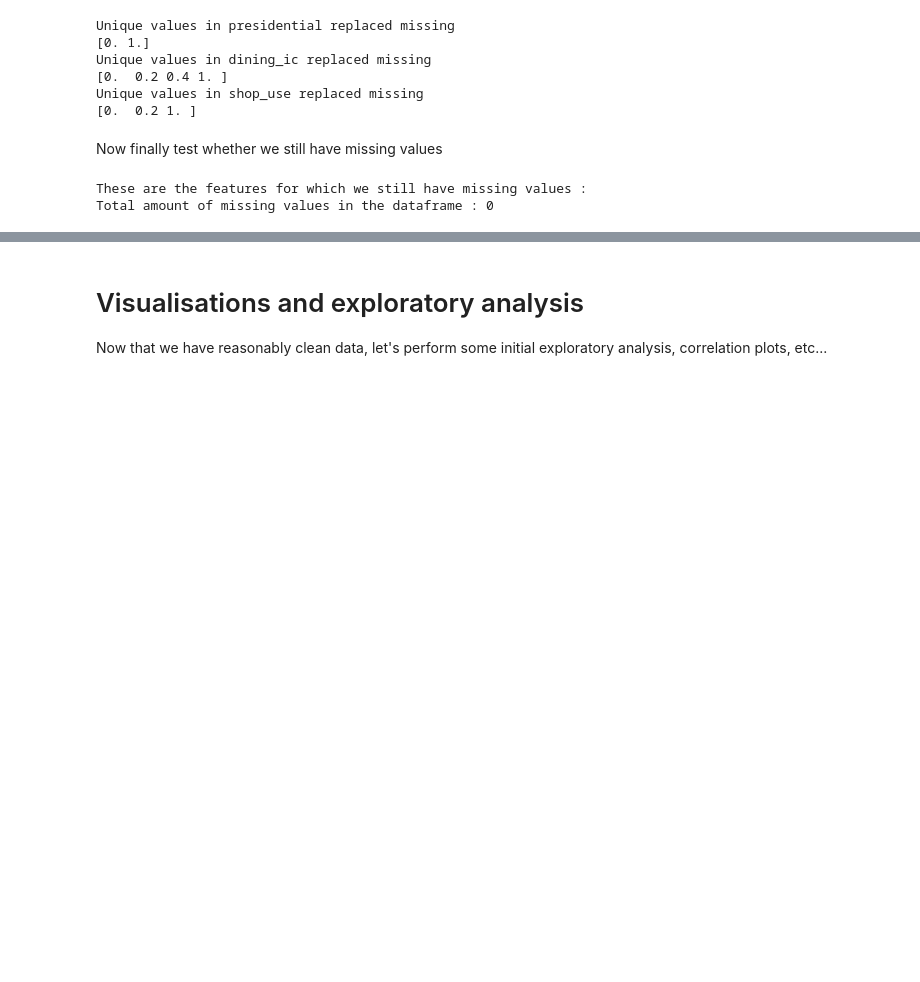
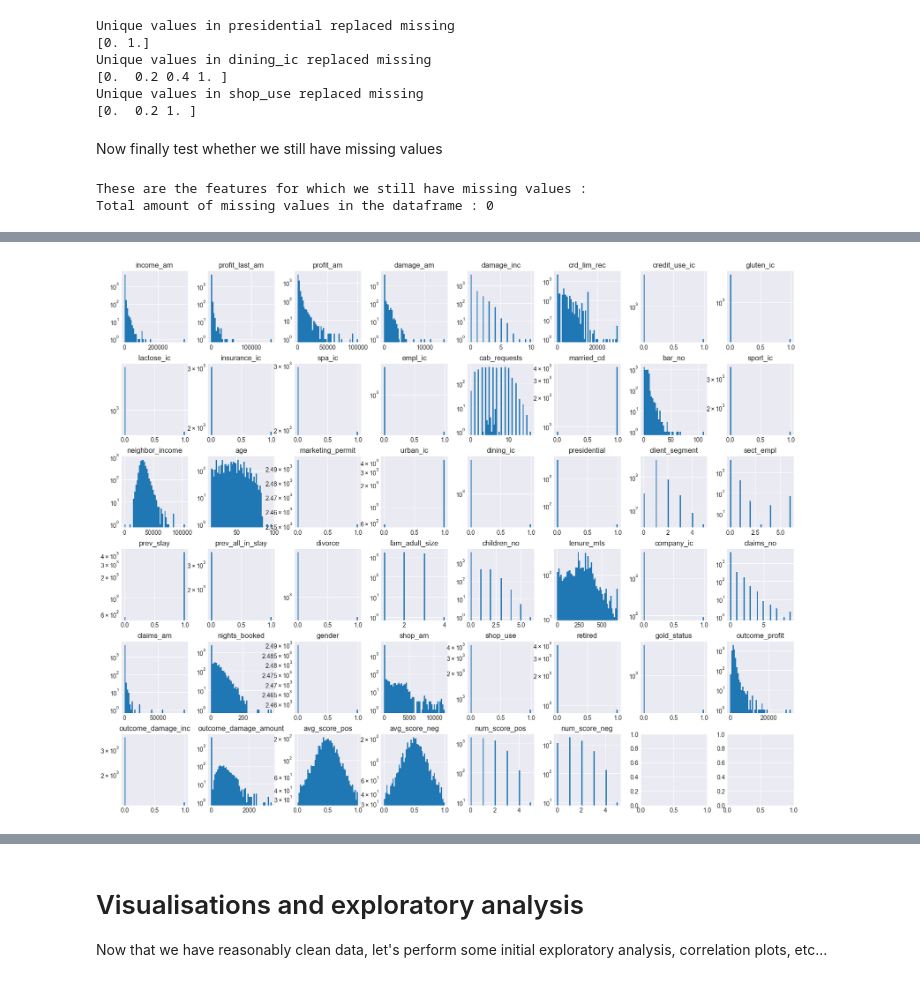
Before and after one commit to Marijkevandesteene/MachineLearning, a Jupyter notebook: ExamDataMining_Integrated.ipynb, the cells around one changed output, grey strips where cells are left out. Saved outputs shown, nothing was run; the diff lists cells and outputs as text; code cells hidden in the pictures; blank space fills up the shorter version.

```diff
--- a/ExamDataMining_Integrated.ipynb
+++ b/ExamDataMining_Integrated.ipynb
@@ -700,0 +719,9 @@ Now, before moving onwards, we still want to have a look to possible outliers in
+# %%
+# -- and here we do the same with the histograms
+fig, axs = plt.subplots(nrows, ncols, figsize=(20,16))
+for idx, feat_name in enumerate(train_V2.columns):
+    row = idx // ncols
+    col = idx % ncols
+    train_V2.hist(feat_name, bins=50, ax=axs[row][col], log=True)
+# %% [output]
+[figure, added]
```
Also changed, not shown: parts of 21 cells of this notebook.
